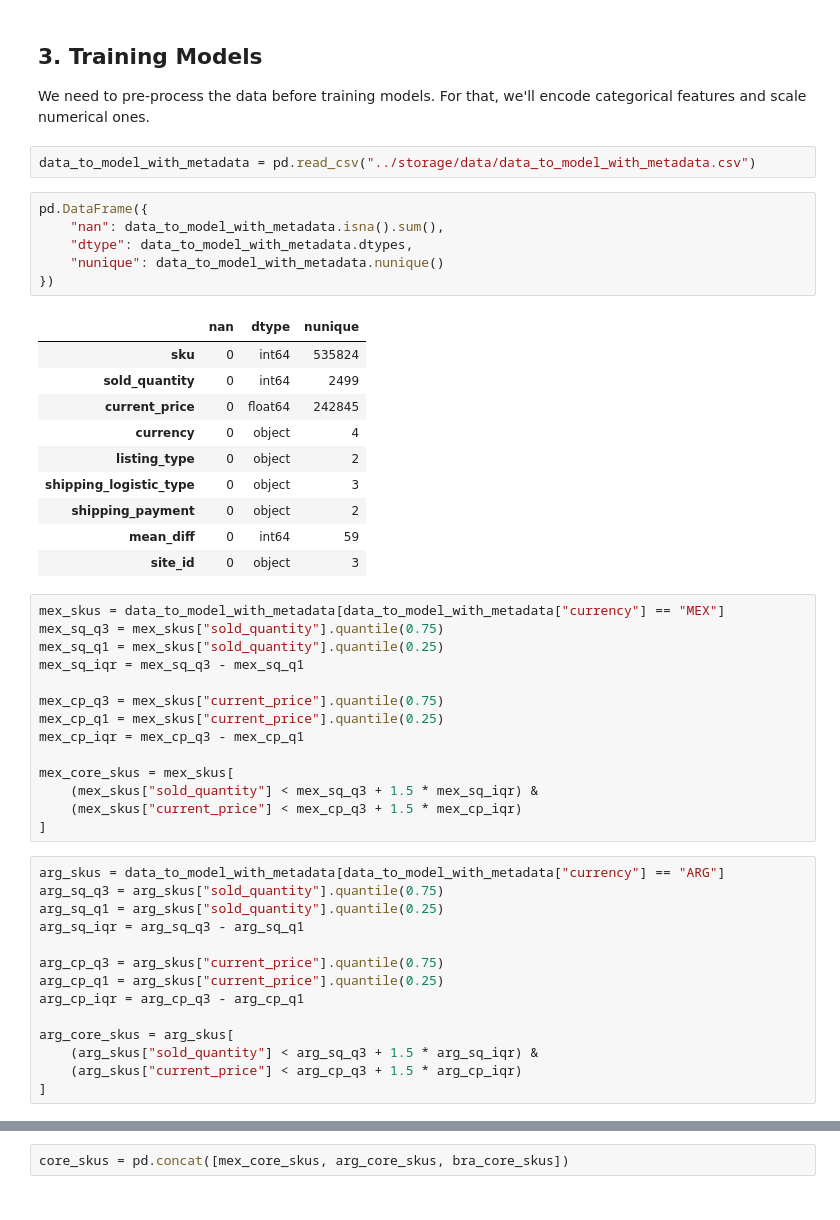
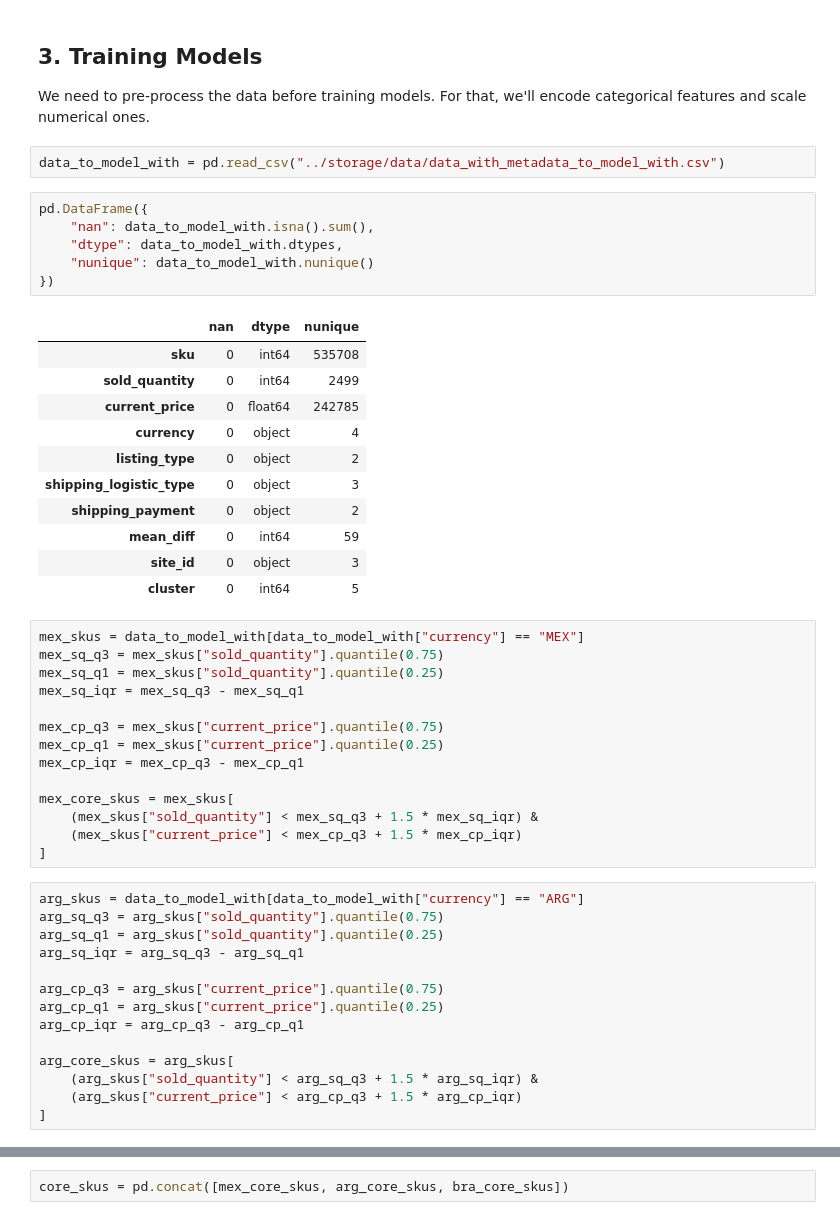
Before and after one commit to santortiz/out-of-stock, a Jupyter notebook: notebooks/training.ipynb, the cells around one changed output, grey strips where cells are left out. Cells and saved outputs as stored; diff of their text form.

```diff
--- a/notebooks/training.ipynb
+++ b/notebooks/training.ipynb
@@ -49,26 +49,27 @@ set_seed_everything(SEED)
 
 We need to pre-process the data before training models. For that, we'll encode categorical features and scale numerical ones.
 # %%
-data_to_model_with_metadata = pd.read_csv("../storage/data/data_to_model_with_metadata.csv")
+data_to_model_with = pd.read_csv("../storage/data/data_with_metadata_to_model_with.csv")
 # %%
 pd.DataFrame({
-    "nan": data_to_model_with_metadata.isna().sum(),
-    "dtype": data_to_model_with_metadata.dtypes,
-    "nunique": data_to_model_with_metadata.nunique()
+    "nan": data_to_model_with.isna().sum(),
+    "dtype": data_to_model_with.dtypes,
+    "nunique": data_to_model_with.nunique()
 })
 # %% [output]
 |  | nan | dtype | nunique |
-| sku | 0 | int64 | 535824 |
+| sku | 0 | int64 | 535708 |
 | sold_quantity | 0 | int64 | 2499 |
-| current_price | 0 | float64 | 242845 |
+| current_price | 0 | float64 | 242785 |
 | currency | 0 | object | 4 |
 | listing_type | 0 | object | 2 |
 | shipping_logistic_type | 0 | object | 3 |
 | shipping_payment | 0 | object | 2 |
 | mean_diff | 0 | int64 | 59 |
 | site_id | 0 | object | 3 |
+| cluster | 0 | int64 | 5 |
 # %%
-mex_skus = data_to_model_with_metadata[data_to_model_with_metadata["currency"] == "MEX"]
+mex_skus = data_to_model_with[data_to_model_with["currency"] == "MEX"]
 mex_sq_q3 = mex_skus["sold_quantity"].quantile(0.75)
 mex_sq_q1 = mex_skus["sold_quantity"].quantile(0.25)
 mex_sq_iqr = mex_sq_q3 - mex_sq_q1
@@ -82,7 +83,7 @@ mex_core_skus = mex_skus[
     (mex_skus["current_price"] < mex_cp_q3 + 1.5 * mex_cp_iqr)
 ]
 # %%
-arg_skus = data_to_model_with_metadata[data_to_model_with_metadata["currency"] == "ARG"]
+arg_skus = data_to_model_with[data_to_model_with["currency"] == "ARG"]
 arg_sq_q3 = arg_skus["sold_quantity"].quantile(0.75)
 arg_sq_q1 = arg_skus["sold_quantity"].quantile(0.25)
 arg_sq_iqr = arg_sq_q3 - arg_sq_q1
```
Also changed, not shown: parts of 22 cells of this notebook, 3 other files.
